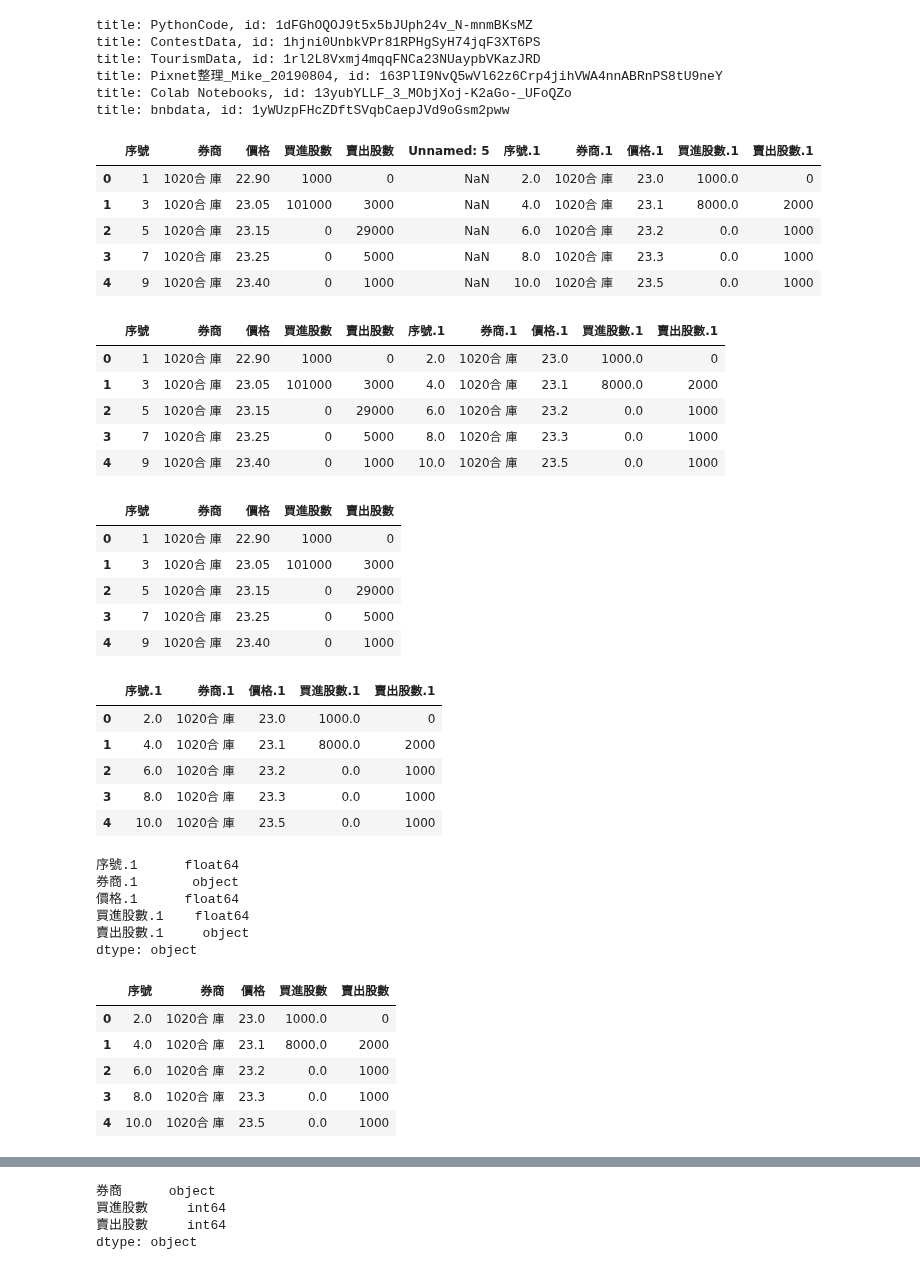
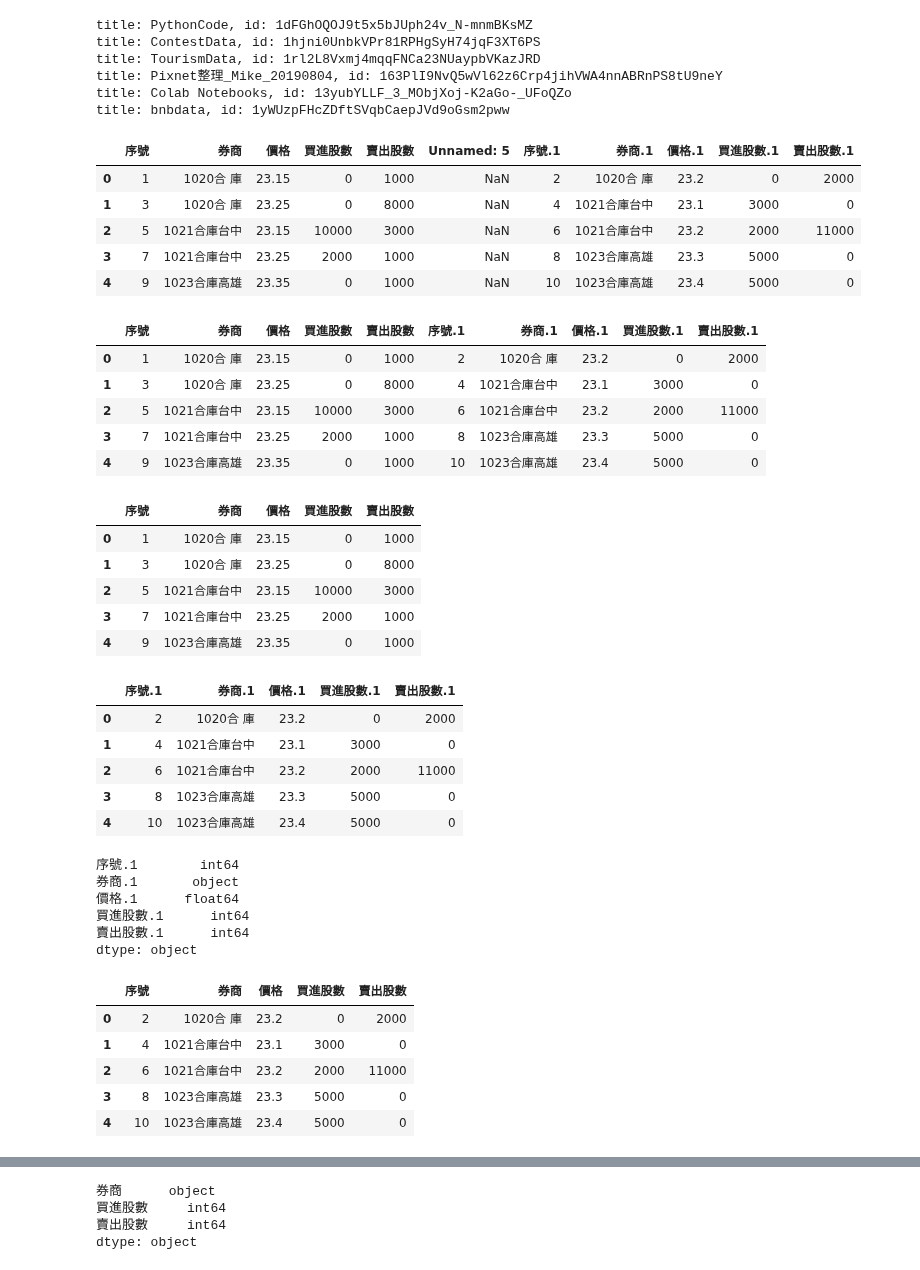
Before and after one commit to cwcheng0/practicepython, a Jupyter notebook: TaiwanStockCount.ipynb, the cells around one changed output, grey strips where cells are left out. Cells and saved outputs as stored; diff of their text form; code cells hidden in the pictures.

```diff
--- a/TaiwanStockCount.ipynb
+++ b/TaiwanStockCount.ipynb
@@ -54,29 +54,29 @@ title: bnbdata, id: 1yWUzpFHcZDftSVqbCaepJVd9oGsm2pww
 # %%
 # Check first 5 rows in a file
 # from tabula import
-df = pd.read_csv('/content/gdrive/My Drive/ContestData/FinanceData/2353_20200825.csv',encoding='big5hkscs',skiprows=2)
+df = pd.read_csv('/content/gdrive/My Drive/ContestData/FinanceData/2353_20200826.csv',encoding='big5hkscs',skiprows=2)
 
 # Notice datatypes changed in some columns.
 # Check first few rows.
 df.head()
 # %% [output]
 |  | 序號 | 券商 | 價格 | 買進股數 | 賣出股數 | Unnamed: 5 | 序號.1 | 券商.1 | 價格.1 | 買進股數.1 | 賣出股數.1 |
-| 0 | 1 | 1020合 庫 | 22.90 | 1000 | 0 | NaN | 2.0 | 1020合 庫 | 23.0 | 1000.0 | 0 |
-| 1 | 3 | 1020合 庫 | 23.05 | 101000 | 3000 | NaN | 4.0 | 1020合 庫 | 23.1 | 8000.0 | 2000 |
-| 2 | 5 | 1020合 庫 | 23.15 | 0 | 29000 | NaN | 6.0 | 1020合 庫 | 23.2 | 0.0 | 1000 |
-| 3 | 7 | 1020合 庫 | 23.25 | 0 | 5000 | NaN | 8.0 | 1020合 庫 | 23.3 | 0.0 | 1000 |
-| 4 | 9 | 1020合 庫 | 23.40 | 0 | 1000 | NaN | 10.0 | 1020合 庫 | 23.5 | 0.0 | 1000 |
+| 0 | 1 | 1020合 庫 | 23.15 | 0 | 1000 | NaN | 2 | 1020合 庫 | 23.2 | 0 | 2000 |
+| 1 | 3 | 1020合 庫 | 23.25 | 0 | 8000 | NaN | 4 | 1021合庫台中 | 23.1 | 3000 | 0 |
+| 2 | 5 | 1021合庫台中 | 23.15 | 10000 | 3000 | NaN | 6 | 1021合庫台中 | 23.2 | 2000 | 11000 |
+| 3 | 7 | 1021合庫台中 | 23.25 | 2000 | 1000 | NaN | 8 | 1023合庫高雄 | 23.3 | 5000 | 0 |
+| 4 | 9 | 1023合庫高雄 | 23.35 | 0 | 1000 | NaN | 10 | 1023合庫高雄 | 23.4 | 5000 | 0 |
 # %%
 # Drop some columns.
 df = df.drop(df.columns[[5]], axis=1)
 df.head()
 # %% [output]
 |  | 序號 | 券商 | 價格 | 買進股數 | 賣出股數 | 序號.1 | 券商.1 | 價格.1 | 買進股數.1 | 賣出股數.1 |
-| 0 | 1 | 1020合 庫 | 22.90 | 1000 | 0 | 2.0 | 1020合 庫 | 23.0 | 1000.0 | 0 |
-| 1 | 3 | 1020合 庫 | 23.05 | 101000 | 3000 | 4.0 | 1020合 庫 | 23.1 | 8000.0 | 2000 |
-| 2 | 5 | 1020合 庫 | 23.15 | 0 | 29000 | 6.0 | 1020合 庫 | 23.2 | 0.0 | 1000 |
-| 3 | 7 | 1020合 庫 | 23.25 | 0 | 5000 | 8.0 | 1020合 庫 | 23.3 | 0.0 | 1000 |
-| 4 | 9 | 1020合 庫 | 23.40 | 0 | 1000 | 10.0 | 1020合 庫 | 23.5 | 0.0 | 1000 |
+| 0 | 1 | 1020合 庫 | 23.15 | 0 | 1000 | 2 | 1020合 庫 | 23.2 | 0 | 2000 |
+| 1 | 3 | 1020合 庫 | 23.25 | 0 | 8000 | 4 | 1021合庫台中 | 23.1 | 3000 | 0 |
+| 2 | 5 | 1021合庫台中 | 23.15 | 10000 | 3000 | 6 | 1021合庫台中 | 23.2 | 2000 | 11000 |
+| 3 | 7 | 1021合庫台中 | 23.25 | 2000 | 1000 | 8 | 1023合庫高雄 | 23.3 | 5000 | 0 |
+| 4 | 9 | 1023合庫高雄 | 23.35 | 0 | 1000 | 10 | 1023合庫高雄 | 23.4 | 5000 | 0 |
 # %%
 # Split fields into 2 files.
 # Copy files
@@ -86,31 +86,31 @@ df1 = df1.drop(df.columns[[5,6,7,8,9]], axis=1)
 df1.head()
 # %% [output]
 |  | 序號 | 券商 | 價格 | 買進股數 | 賣出股數 |
-| 0 | 1 | 1020合 庫 | 22.90 | 1000 | 0 |
-| 1 | 3 | 1020合 庫 | 23.05 | 101000 | 3000 |
-| 2 | 5 | 1020合 庫 | 23.15 | 0 | 29000 |
-| 3 | 7 | 1020合 庫 | 23.25 | 0 | 5000 |
-| 4 | 9 | 1020合 庫 | 23.40 | 0 | 1000 |
+| 0 | 1 | 1020合 庫 | 23.15 | 0 | 1000 |
+| 1 | 3 | 1020合 庫 | 23.25 | 0 | 8000 |
+| 2 | 5 | 1021合庫台中 | 23.15 | 10000 | 3000 |
+| 3 | 7 | 1021合庫台中 | 23.25 | 2000 | 1000 |
+| 4 | 9 | 1023合庫高雄 | 23.35 | 0 | 1000 |
 # %%
 # Do it again
 df2 = df2.drop(df2.columns[[0,1,2,3,4]], axis=1)
 df2.head()
 # %% [output]
 |  | 序號.1 | 券商.1 | 價格.1 | 買進股數.1 | 賣出股數.1 |
-| 0 | 2.0 | 1020合 庫 | 23.0 | 1000.0 | 0 |
-| 1 | 4.0 | 1020合 庫 | 23.1 | 8000.0 | 2000 |
-| 2 | 6.0 | 1020合 庫 | 23.2 | 0.0 | 1000 |
-| 3 | 8.0 | 1020合 庫 | 23.3 | 0.0 | 1000 |
-| 4 | 10.0 | 1020合 庫 | 23.5 | 0.0 | 1000 |
+| 0 | 2 | 1020合 庫 | 23.2 | 0 | 2000 |
+| 1 | 4 | 1021合庫台中 | 23.1 | 3000 | 0 |
+| 2 | 6 | 1021合庫台中 | 23.2 | 2000 | 11000 |
+| 3 | 8 | 1023合庫高雄 | 23.3 | 5000 | 0 |
+| 4 | 10 | 1023合庫高雄 | 23.4 | 5000 | 0 |
 # %%
 # check datatypes
 df2.dtypes
 # %% [output]
-序號.1      float64
+序號.1        int64
 券商.1       object
 價格.1      float64
-買進股數.1    float64
-賣出股數.1     object
+買進股數.1      int64
+賣出股數.1      int64
 dtype: object
 # %%
 # Change column names
@@ -118,11 +118,11 @@ df2.columns = ['序號', '券商', '價格', '買進股數', '賣出股數']
 df2.head()
 # %% [output]
 |  | 序號 | 券商 | 價格 | 買進股數 | 賣出股數 |
-| 0 | 2.0 | 1020合 庫 | 23.0 | 1000.0 | 0 |
-| 1 | 4.0 | 1020合 庫 | 23.1 | 8000.0 | 2000 |
-| 2 | 6.0 | 1020合 庫 | 23.2 | 0.0 | 1000 |
-| 3 | 8.0 | 1020合 庫 | 23.3 | 0.0 | 1000 |
-| 4 | 10.0 | 1020合 庫 | 23.5 | 0.0 | 1000 |
+| 0 | 2 | 1020合 庫 | 23.2 | 0 | 2000 |
+| 1 | 4 | 1021合庫台中 | 23.1 | 3000 | 0 |
+| 2 | 6 | 1021合庫台中 | 23.2 | 2000 | 11000 |
+| 3 | 8 | 1023合庫高雄 | 23.3 | 5000 | 0 |
+| 4 | 10 | 1023合庫高雄 | 23.4 | 5000 | 0 |
 # %%
 # Check last row data
 df2.tail()
```
Also changed, not shown: parts of 18 cells of this notebook.
